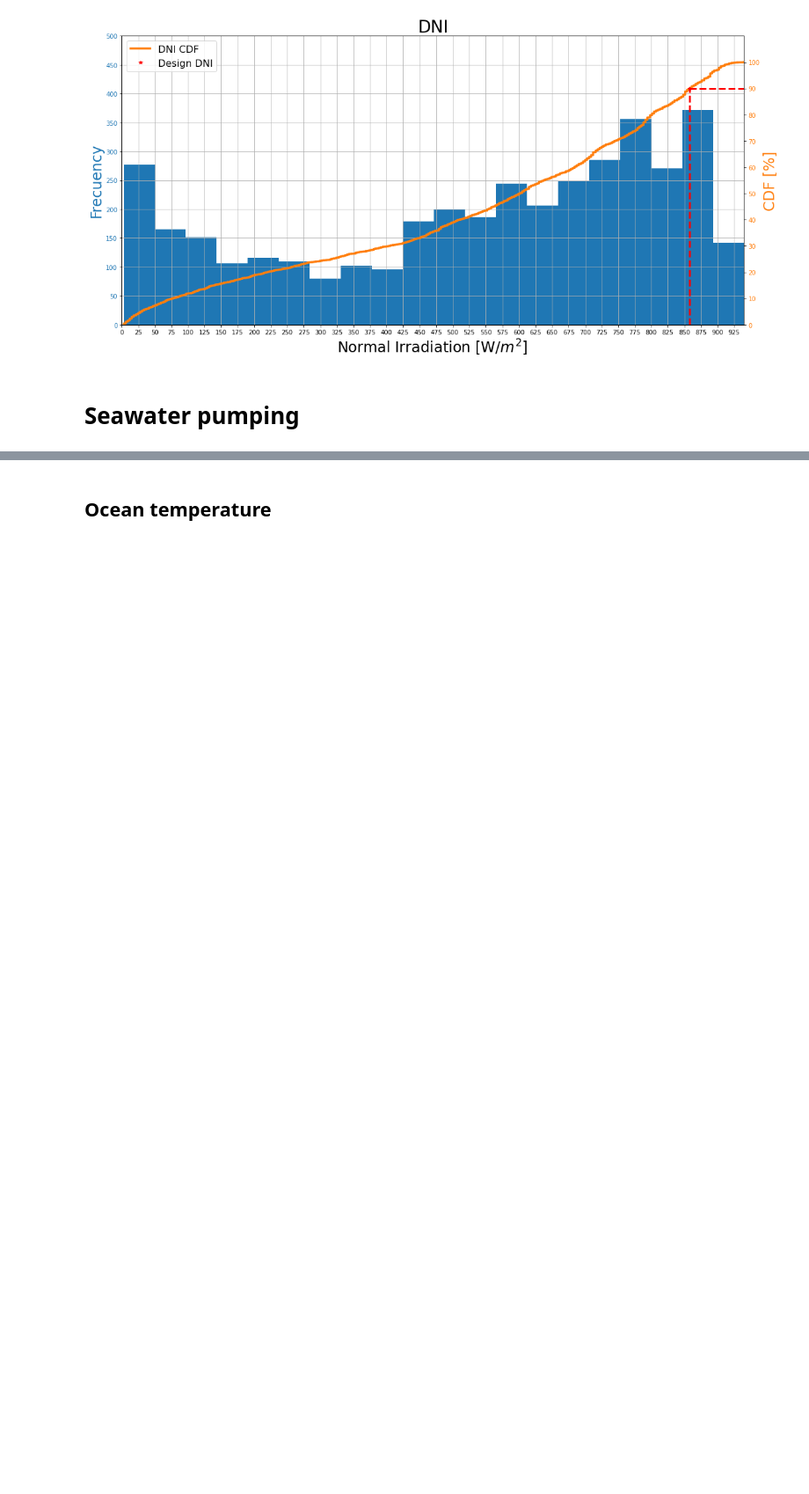
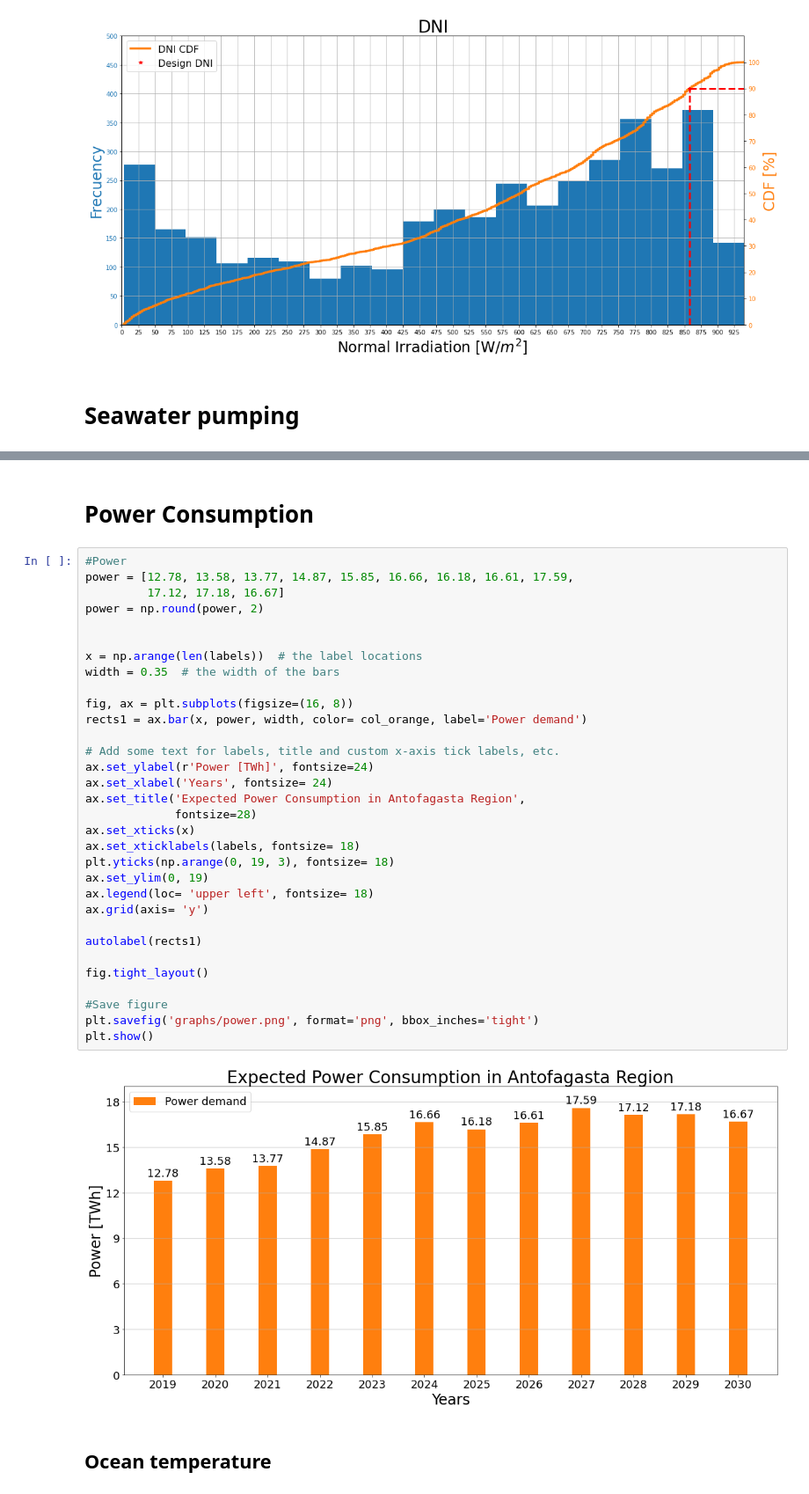
Before and after one commit to georgegacitua/CSP_data, a Jupyter notebook: weather_base.ipynb, the cells around one changed output, grey strips where cells are left out. Shown: that part at 88% size. Drawn from its saved outputs; the diff is of its cells as text; blank space fills up the shorter version.

```diff
--- a/weather_base.ipynb
+++ b/weather_base.ipynb
@@ -189,3 +194,39 @@ plt.show()
+# %% [markdown]
+# Power Consumption
+# %%
+#Power
+power = [12.78, 13.58, 13.77, 14.87, 15.85, 16.66, 16.18, 16.61, 17.59,
+         17.12, 17.18, 16.67]
+power = np.round(power, 2)
+
+
+x = np.arange(len(labels))  # the label locations
+width = 0.35  # the width of the bars
+
+fig, ax = plt.subplots(figsize=(16, 8))
+rects1 = ax.bar(x, power, width, color= col_orange, label='Power demand')
+
+# Add some text for labels, title and custom x-axis tick labels, etc.
+ax.set_ylabel(r'Power [TWh]', fontsize=24)
+ax.set_xlabel('Years', fontsize= 24)
+ax.set_title('Expected Power Consumption in Antofagasta Region',
+             fontsize=28)
+ax.set_xticks(x)
+ax.set_xticklabels(labels, fontsize= 18)
+plt.yticks(np.arange(0, 19, 3), fontsize= 18)
+ax.set_ylim(0, 19)
+ax.legend(loc= 'upper left', fontsize= 18)
+ax.grid(axis= 'y')
+
+autolabel(rects1)
+
+fig.tight_layout()
+
+#Save figure
+plt.savefig('graphs/power.png', format='png', bbox_inches='tight')
+plt.show()
+# %% [output]
+[figure, added]
 # %% [markdown]
 ## Ocean temperature
 # %%
```
Also changed, not shown: parts of 8 cells of this notebook, 38 other files.
